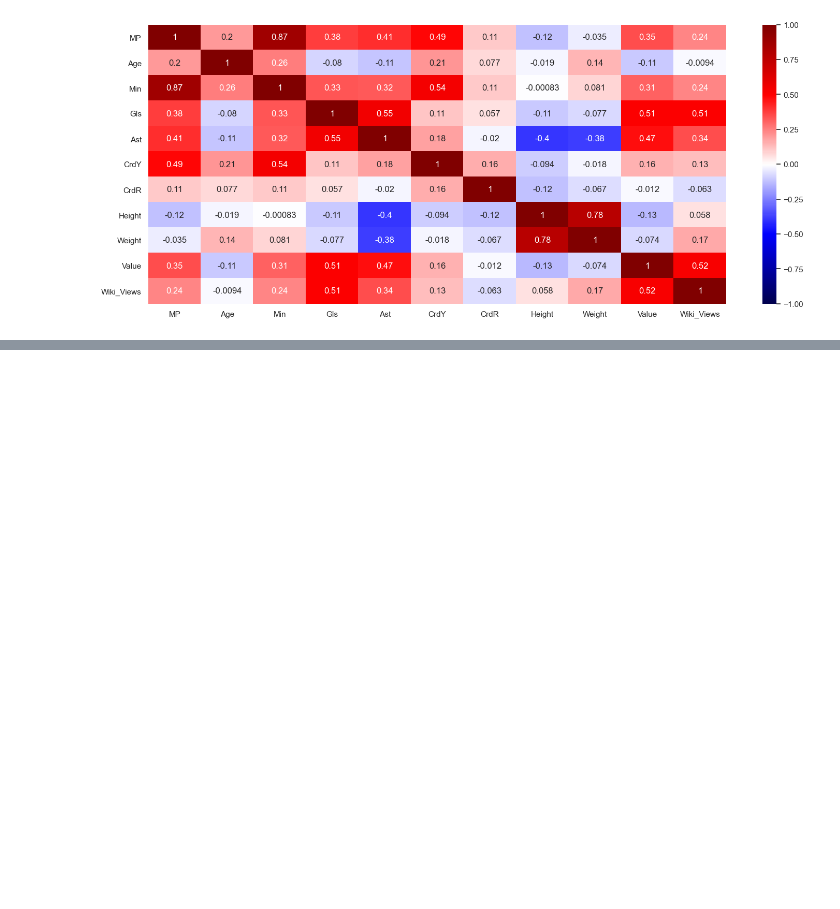
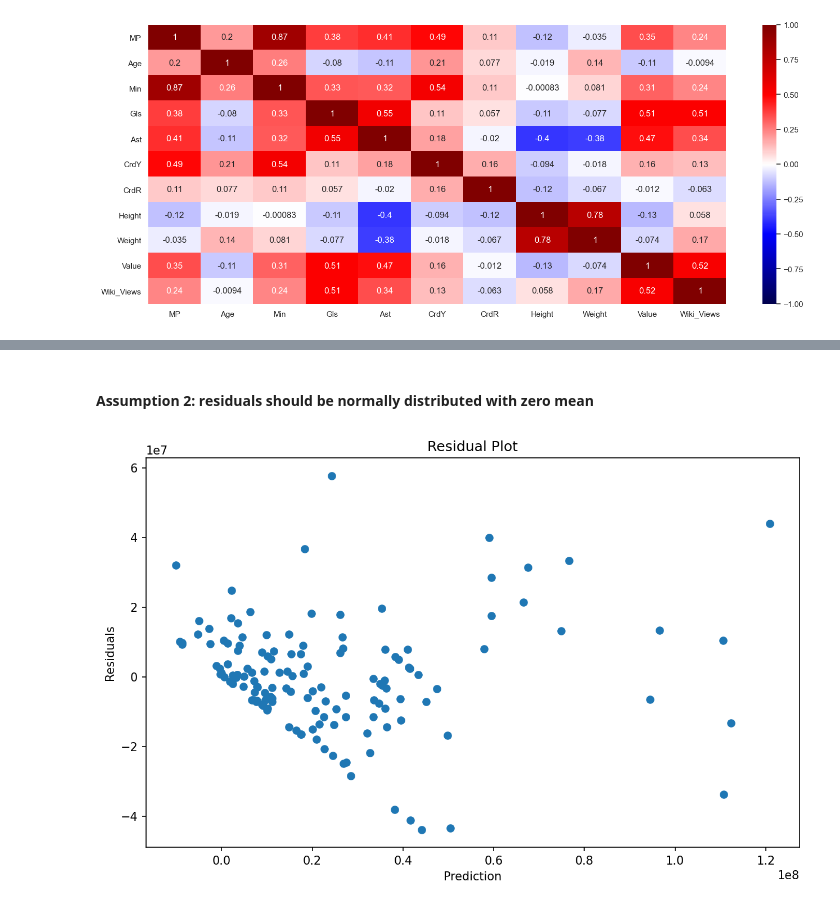
Before and after one commit to anubhavpar/Project_2, a Jupyter notebook: fbref.ipynb, the cells around one changed output, grey strips where cells are left out. Cells and saved outputs as stored; diff of their text form; code cells hidden in the pictures; blank space fills up the shorter version.

Commit message:
code clean

```diff
--- a/fbref.ipynb
+++ b/fbref.ipynb
@@ -1180,0 +1107,19 @@ KeyError: 'resid'
+# %% [markdown]
+#### Assumption 2: residuals should be normally distributed with zero mean
+# %%
+
+# Plot your predicted values on the x-axis, and your residuals on the y-axis
+
+player_model = sm.OLS(y1, X1, data=Players_Dataset_df_clean_model_2)
+
+resultsl = player_model.fit()
+
+plt.figure(figsize=(10,6),dpi=150),
+plt.style.use('default')
+plt.scatter(resultsl.predict(), resultsl.resid);
+plt.title("Residual Plot")
+plt.ylabel("Residuals")
+plt.xlabel("Prediction")
+plt.show()
+# %% [output]
+[figure, added]
```
Also changed, not shown: parts of 59 cells of this notebook.
